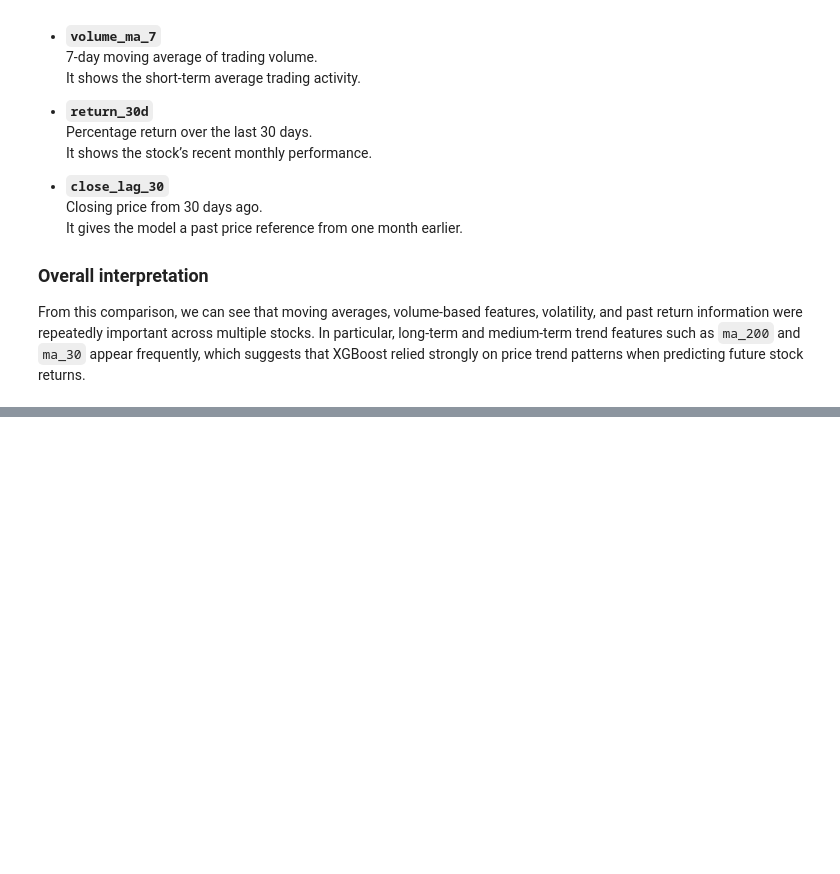
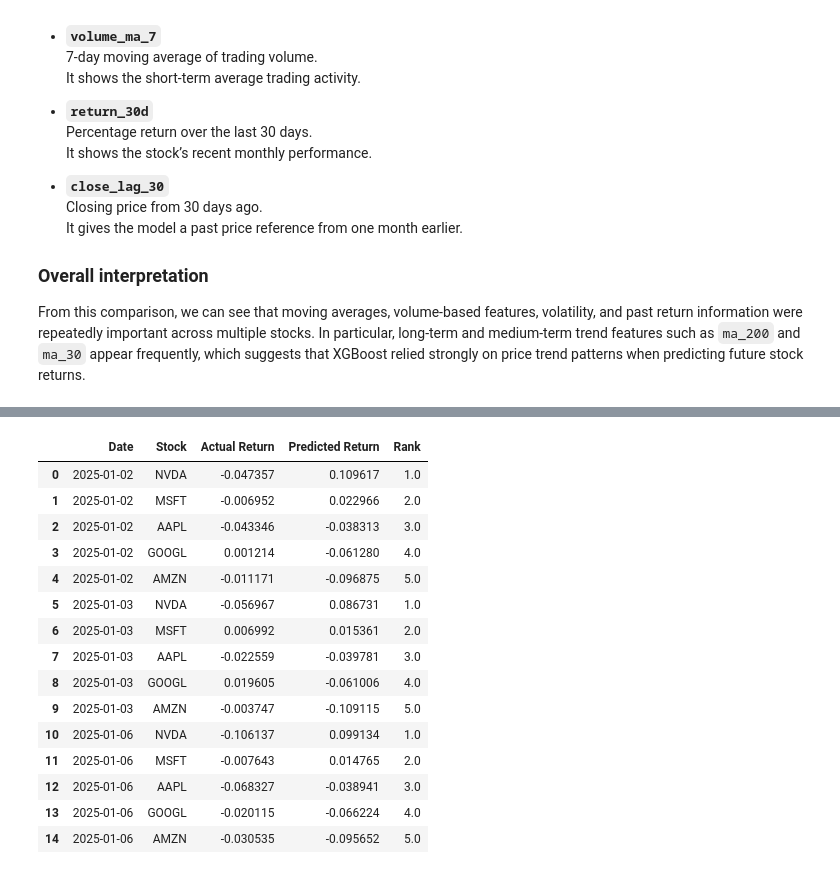
Before and after one commit to SU-IST707-SP26/group-project-algorithm-architects, a Jupyter notebook: work/Models/Xgboost_model.ipynb, the cells around one changed output, grey strips where cells are left out. Cells and saved outputs as stored; diff of their text form; code cells hidden in the pictures; blank space fills up the shorter version.

```diff
--- a/work/Models/Xgboost_model.ipynb
+++ b/work/Models/Xgboost_model.ipynb
@@ -2696,0 +2600,22 @@ A later project step can extend this into full portfolio allocation by distribut
+# %%
+# Combine all stock prediction dataframes into one dataframe
+
+xgboost_predictions_df = pd.concat([
+    google_pred_df,
+    apple_pred_df,
+    msft_pred_df,
+    amzn_pred_df,
+    nvda_pred_df
+], ignore_index=True)
+
+# Reorder columns for clarity
+xgboost_predictions_df = xgboost_predictions_df[
+    ['Date', 'Stock', 'Actual Return', 'Predicted Return']
+]
+
+# Sort by date and stock
+xgboost_predictions_df = xgboost_predictions_df.sort_values(
+    ['Date', 'Stock']
+).reset_index(drop=True)
+
+xgboost_predictions_df.head(15)
@@ -2696,0 +2645,30 @@ A later project step can extend this into full portfolio allocation by distribut
+# %%
+# Rank stocks for each date based on predicted return
+
+xgboost_predictions_df["Rank"] = xgboost_predictions_df.groupby("Date")[
+    "Predicted Return"
+].rank(ascending=False, method="first")
+
+# Sort for readability
+xgboost_predictions_df = xgboost_predictions_df.sort_values(
+    ["Date", "Rank"]
+).reset_index(drop=True)
+
+xgboost_predictions_df.head(15)
+# %% [output]
+|  | Date | Stock | Actual Return | Predicted Return | Rank |
+| 0 | 2025-01-02 | NVDA | -0.047357 | 0.109617 | 1.0 |
+| 1 | 2025-01-02 | MSFT | -0.006952 | 0.022966 | 2.0 |
+| 2 | 2025-01-02 | AAPL | -0.043346 | -0.038313 | 3.0 |
+| 3 | 2025-01-02 | GOOGL | 0.001214 | -0.061280 | 4.0 |
+| 4 | 2025-01-02 | AMZN | -0.011171 | -0.096875 | 5.0 |
+| 5 | 2025-01-03 | NVDA | -0.056967 | 0.086731 | 1.0 |
+| 6 | 2025-01-03 | MSFT | 0.006992 | 0.015361 | 2.0 |
+| 7 | 2025-01-03 | AAPL | -0.022559 | -0.039781 | 3.0 |
+| 8 | 2025-01-03 | GOOGL | 0.019605 | -0.061006 | 4.0 |
+| 9 | 2025-01-03 | AMZN | -0.003747 | -0.109115 | 5.0 |
+| 10 | 2025-01-06 | NVDA | -0.106137 | 0.099134 | 1.0 |
+| 11 | 2025-01-06 | MSFT | -0.007643 | 0.014765 | 2.0 |
+| 12 | 2025-01-06 | AAPL | -0.068327 | -0.038941 | 3.0 |
+| 13 | 2025-01-06 | GOOGL | -0.020115 | -0.066224 | 4.0 |
+| 14 | 2025-01-06 | AMZN | -0.030535 | -0.095652 | 5.0 |
```
Also changed, not shown: parts of 25 cells of this notebook, 1 other file.
